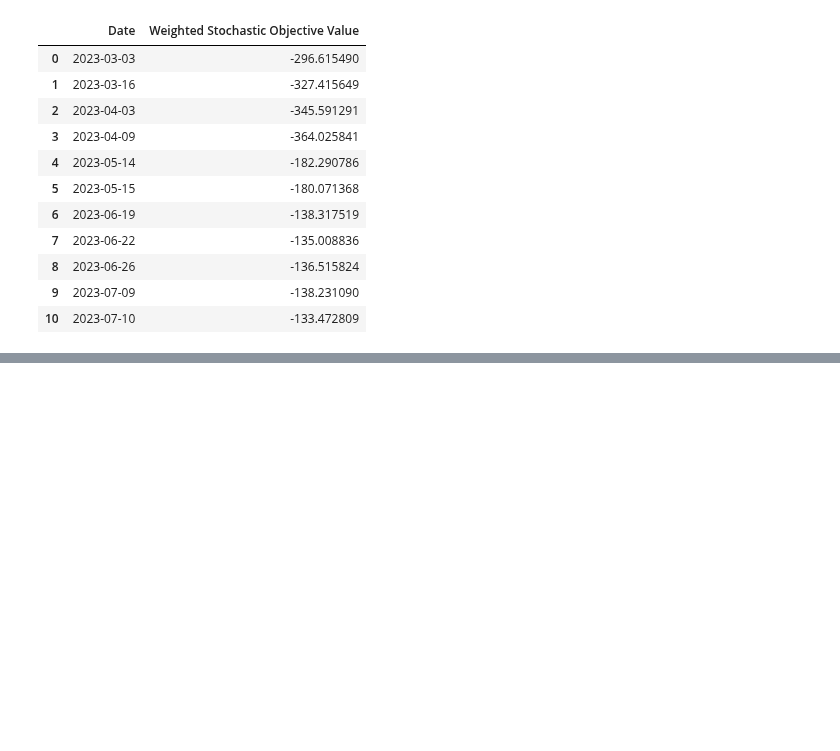
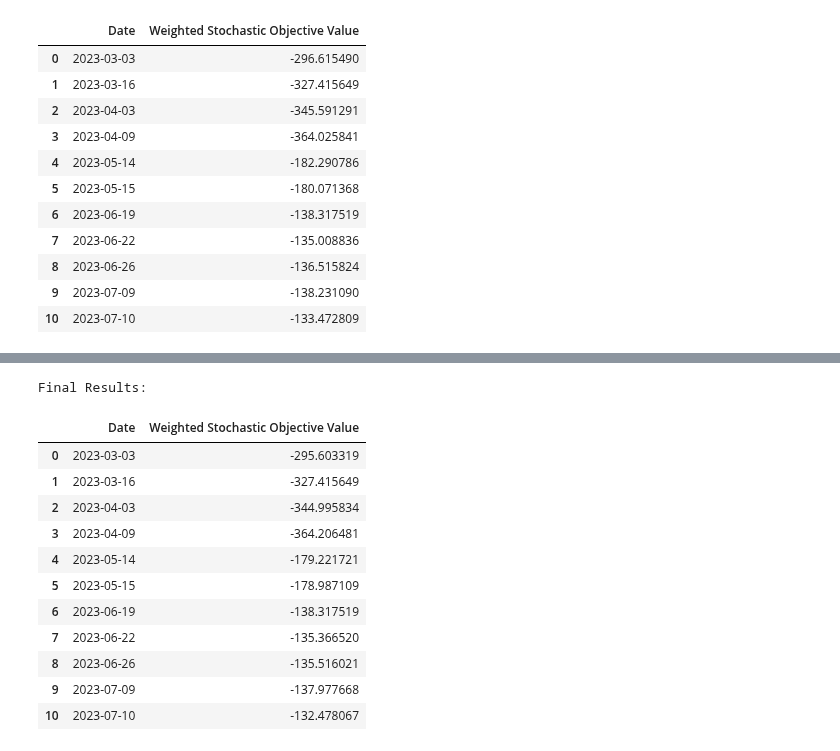
Before and after one commit to 0815Paul/SPMA, a Jupyter notebook: postprocessing/compute_metrics.ipynb, the cells around one changed output, grey strips where cells are left out. Saved outputs shown, nothing was run; the diff lists cells and outputs as text; code cells hidden in the pictures; blank space fills up the shorter version.

```diff
--- a/postprocessing/compute_metrics.ipynb
+++ b/postprocessing/compute_metrics.ipynb
@@ -764,3 +1005,25 @@ Final Results:
+# %%
+# Create a DataFrame of results
+results_df_rp_special = pd.DataFrame(results)
+results_df_rp_special['Weighted Stochastic Objective Value'] = results_df_rp_special['Weighted Stochastic Objective Value'].round(6)  # Round for readability
+
+# Display the final results
+print("\nFinal Results:")
+display(results_df_rp_special)
+# %% [output]
+Final Results:
+|  | Date | Weighted Stochastic Objective Value |
+| 0 | 2023-03-03 | -295.603319 |
+| 1 | 2023-03-16 | -327.415649 |
+| 2 | 2023-04-03 | -344.995834 |
+| 3 | 2023-04-09 | -364.206481 |
+| 4 | 2023-05-14 | -179.221721 |
+| 5 | 2023-05-15 | -178.987109 |
+| 6 | 2023-06-19 | -138.317519 |
+| 7 | 2023-06-22 | -135.366520 |
+| 8 | 2023-06-26 | -135.516021 |
+| 9 | 2023-07-09 | -137.977668 |
+| 10 | 2023-07-10 | -132.478067 |
 # %%
 # Save the EEV results to a CSV file
 filename = "eev.csv"  # Specify your desired filename
```
Also changed, not shown: parts of 13 cells of this notebook, 29 other files.
